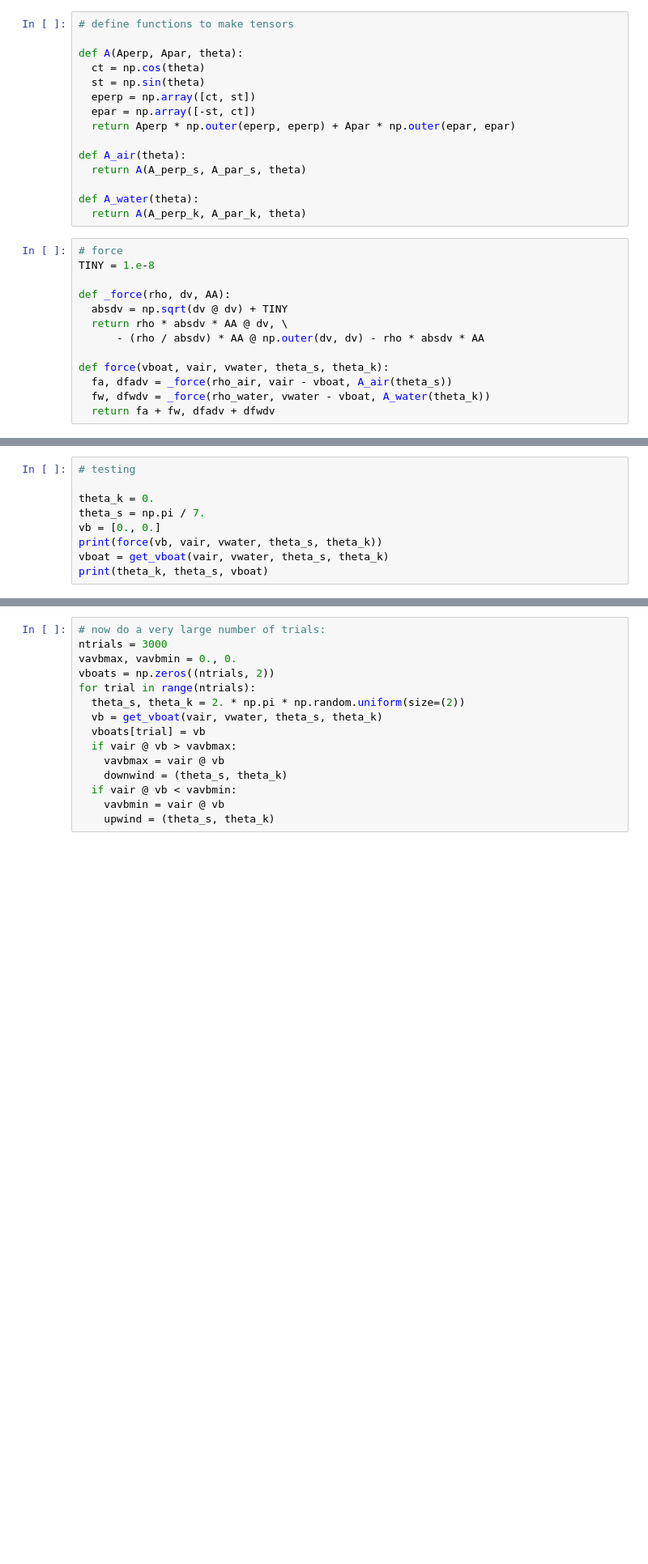
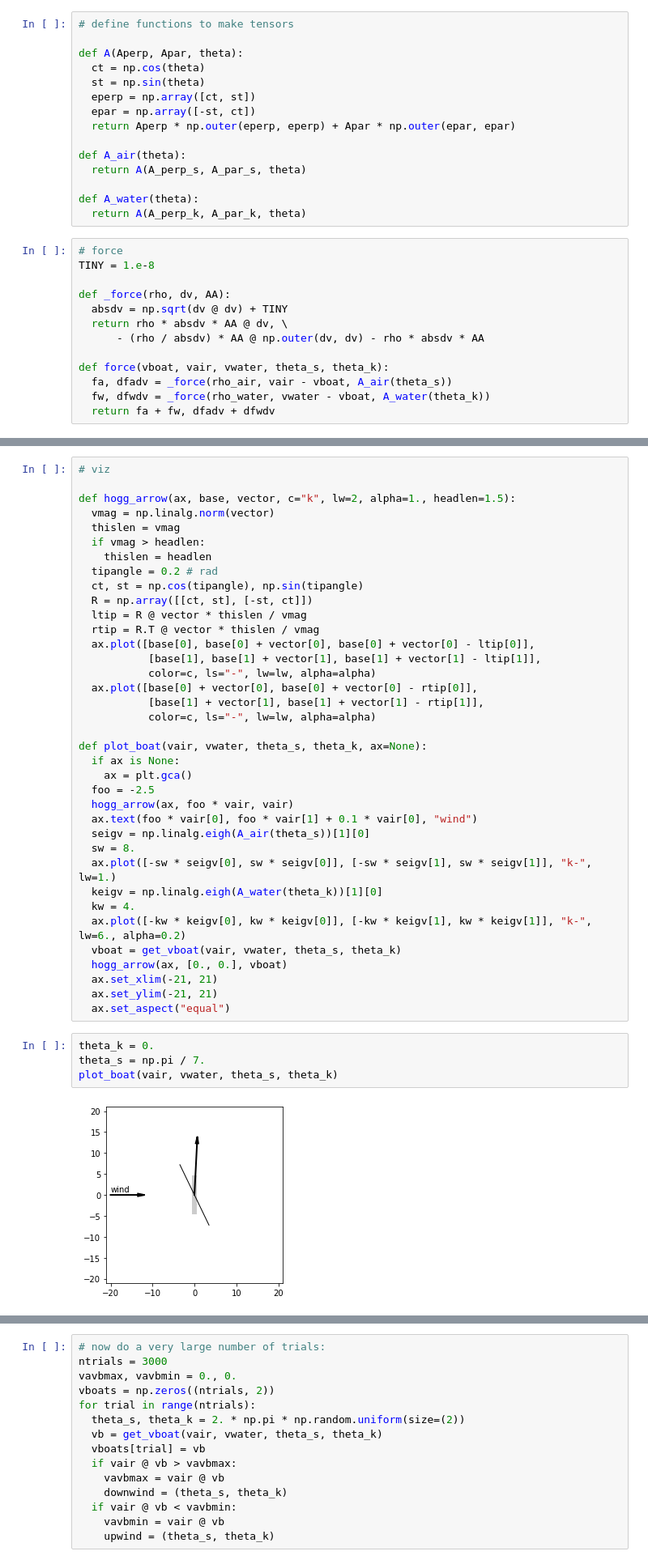
Before and after one commit to davidwhogg/Sailing, a Jupyter notebook: ipynb/sailing.ipynb, the cells around one changed output, grey strips where cells are left out. Shown: that part at 81% size. Cells and saved outputs as stored; diff of their text form; blank space fills up the shorter version.

Commit message:
bug fixes, big plot

```diff
--- a/ipynb/sailing.ipynb
+++ b/ipynb/sailing.ipynb
@@ -96,9 +79,43 @@ def old_get_vboat(vair, vwater, theta_s, theta_k, foo=1.e-4, maxiter=100_000):
+# %%
+# viz
+
+def hogg_arrow(ax, base, vector, c="k", lw=2, alpha=1., headlen=1.5):
+  vmag = np.linalg.norm(vector)
+  thislen = vmag
+  if vmag > headlen:
+    thislen = headlen
+  tipangle = 0.2 # rad
+  ct, st = np.cos(tipangle), np.sin(tipangle)
+  R = np.array([[ct, st], [-st, ct]])
+  ltip = R @ vector * thislen / vmag
+  rtip = R.T @ vector * thislen / vmag
+  ax.plot([base[0], base[0] + vector[0], base[0] + vector[0] - ltip[0]],
+           [base[1], base[1] + vector[1], base[1] + vector[1] - ltip[1]],
+           color=c, ls="-", lw=lw, alpha=alpha)
+  ax.plot([base[0] + vector[0], base[0] + vector[0] - rtip[0]],
+           [base[1] + vector[1], base[1] + vector[1] - rtip[1]],
+           color=c, ls="-", lw=lw, alpha=alpha)
+
+def plot_boat(vair, vwater, theta_s, theta_k, ax=None):
+  if ax is None:
+    ax = plt.gca()
+  foo = -2.5
+  hogg_arrow(ax, foo * vair, vair)
+  ax.text(foo * vair[0], foo * vair[1] + 0.1 * vair[0], "wind")
+  seigv = np.linalg.eigh(A_air(theta_s))[1][0]
+  sw = 8.
+  ax.plot([-sw * seigv[0], sw * seigv[0]], [-sw * seigv[1], sw * seigv[1]], "k-", lw=1.)
+  keigv = np.linalg.eigh(A_water(theta_k))[1][0]
+  kw = 4.
+  ax.plot([-kw * keigv[0], kw * keigv[0]], [-kw * keigv[1], kw * keigv[1]], "k-", lw=6., alpha=0.2)
+  vboat = get_vboat(vair, vwater, theta_s, theta_k)
+  hogg_arrow(ax, [0., 0.], vboat)
+  ax.set_xlim(-21, 21)
+  ax.set_ylim(-21, 21)
+  ax.set_aspect("equal")
 # %%
-# testing
-
 theta_k = 0.
 theta_s = np.pi / 7.
-vb = [0., 0.]
-print(force(vb, vair, vwater, theta_s, theta_k))
-vboat = get_vboat(vair, vwater, theta_s, theta_k)
-print(theta_k, theta_s, vboat)
+plot_boat(vair, vwater, theta_s, theta_k)
+# %% [output]
+[figure, added]
```
Also changed, not shown: parts of 13 cells of this notebook.
